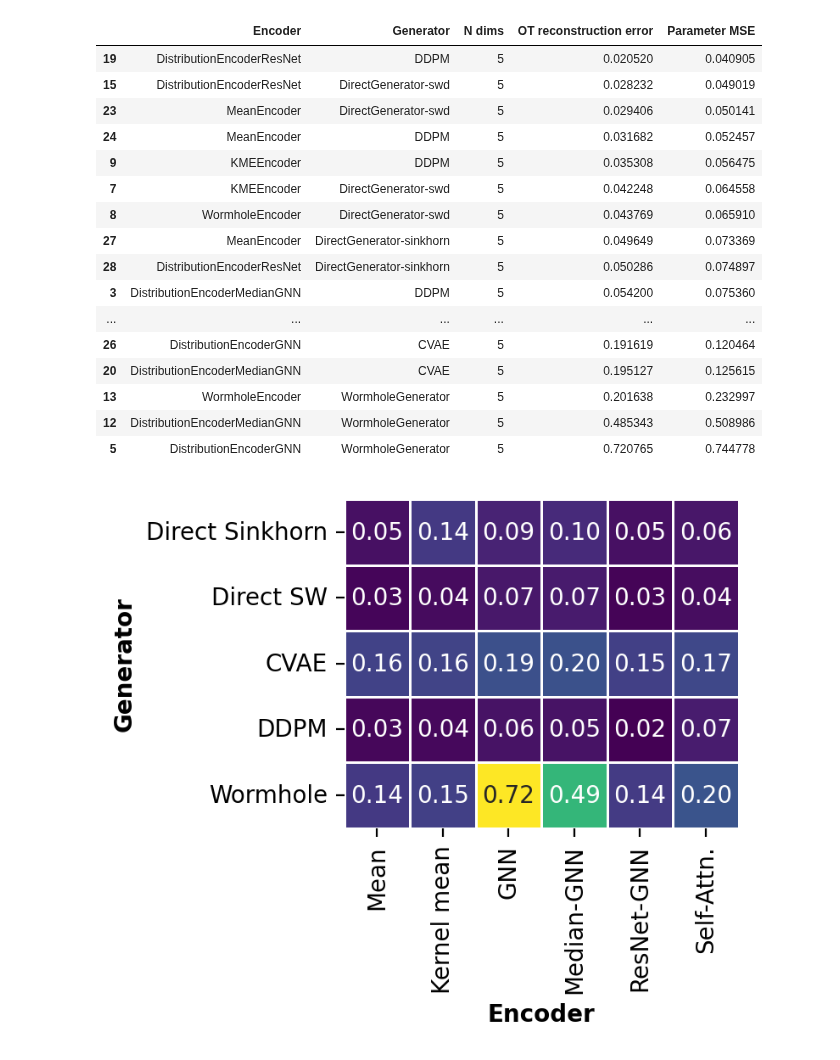
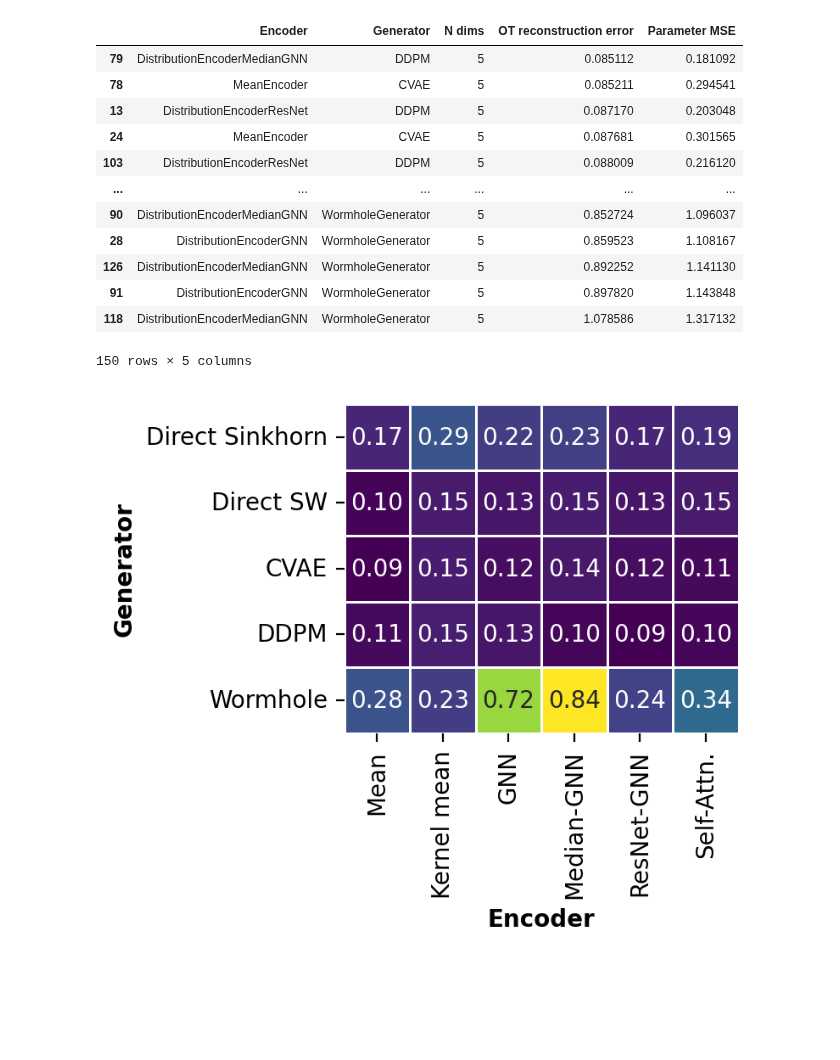
Before and after one commit to njwfish/DistributionEmbeddings, a Jupyter notebook: notebooks/mvn_benchmark.ipynb, the cells around one changed output. Cells and saved outputs as stored; diff of their text form; code cells hidden in the pictures; blank space fills up the shorter version.

Commit message:
wishart scale

```diff
--- a/notebooks/mvn_benchmark.ipynb
+++ b/notebooks/mvn_benchmark.ipynb
@@ -54,6 +57,8 @@ def batch_cov(x):
     return cov  # (b, d, d)
 # %%
 n_sets = 200
+
+bs = 8
 
 d = {
     "Encoder" : [],
@@ -72,6 +77,11 @@ for c in tqdm(cfg):
         if 'mmd' in generator_name:
             continue
 
+    # if encoder_name not in ['MeanEncoder', 'DistributionEncoderGNN']:
+    #     continue
+    # if generator_name != 'DDPM':
+    #     continue
+
     data_shape = c['config']['dataset']['data_shape']
     print(encoder_name, generator_name, data_shape)
     try:
@@ -88,8 +98,10 @@ for c in tqdm(cfg):
     # load dataset
     dataset = MultivariateNormalDistributionDataset(set_size=set_size,
                                                     n_sets=n_sets,
-                                                    data_shape=data_shape
+                                                    data_shape=data_shape,
+                                                    prior_cov_scale = c['config']['dataset']['prior_cov_scale'],
                                                            )
+    # dataset = hydra.utils.instantiate(c['config']['dataset'])
 
     mus = dataset.mu # shape: batch, d
     covs = dataset.cov # shape: batch, d, d
@@ -97,22 +109,42 @@ for c in tqdm(cfg):
 
     rec_error = []
     mses = []
-    for idx in range(len(dataset)//8):
+    for idx in range(len(dataset)//bs):
 
         with torch.no_grad():
-            x = torch.tensor(dataset.data[idx*8:(idx+1)*8], dtype=torch.float).cuda()
+            x = torch.tensor(dataset.data[idx*bs:(idx+1)*bs], dtype=torch.float).cuda()
             z = enc(x)
             x_hat = gen.sample(z, num_samples=set_size)
 
         r_mus = x_hat.mean(axis=1).cpu().numpy()
         r_covs = batch_cov(x_hat).cpu().numpy()
 
-        mu_mse = np.mean(np.linalg.norm(mus[idx*8:(idx+1)*8] - r_mus, axis=1))
-        cov_mse = np.mean(np.linalg.norm(covs[idx*8:(idx+1)*8] - r_covs, axis=(1, 2)))
+        m = x.mean(axis=1).cpu().numpy()
+        c = batch_cov(x).cpu().numpy()
+
+        mu_mse = np.mean(np.linalg.norm(m - r_mus, axis=1))
+        cov_mse = np.mean(np.linalg.norm(c - r_covs, axis=(1, 2)))
 
 
-        rec_error.append(wasserstein_zip(mus[idx*8:(idx+1)*8], r_mus, covs[idx*8:(idx+1)*8], r_covs))
+        rec_error.append(wasserstein_zip(m, r_mus, c, r_covs))
         mses.append(mu_mse + cov_mse)
+
+
+        # fig = plt.figure(figsize=(2,2))
+        # sns.scatterplot(x=c.flatten(), y=r_covs.flatten(), color='blue', alpha=0.5)
+        # plt.xlabel('sample cov')
+        # plt.ylabel('generated sample cov')
+        # plt.show()
+
+        # fig = plt.figure(figsize=(2,2))
+        # sns.heatmap(data=c[0], square=True)
+        # plt.show()
+
+        # fig = plt.figure(figsize=(2,2))
+        # sns.heatmap(data=r_covs[0], square=True)
+        # plt.show()
+
+        # break
 
 
 
@@ -144,22 +176,18 @@ sampling timestep 100
 pd.DataFrame(d).sort_values('OT reconstruction error')
 # %% [output]
 |  | Encoder | Generator | N dims | OT reconstruction error | Parameter MSE |
-| 19 | DistributionEncoderResNet | DDPM | 5 | 0.020520 | 0.040905 |
-| 15 | DistributionEncoderResNet | DirectGenerator-swd | 5 | 0.028232 | 0.049019 |
-| 23 | MeanEncoder | DirectGenerator-swd | 5 | 0.029406 | 0.050141 |
-| 24 | MeanEncoder | DDPM | 5 | 0.031682 | 0.052457 |
-| 9 | KMEEncoder | DDPM | 5 | 0.035308 | 0.056475 |
-| 7 | KMEEncoder | DirectGenerator-swd | 5 | 0.042248 | 0.064558 |
-| 8 | WormholeEncoder | DirectGenerator-swd | 5 | 0.043769 | 0.065910 |
-| 27 | MeanEncoder | DirectGenerator-sinkhorn | 5 | 0.049649 | 0.073369 |
-| 28 | DistributionEncoderResNet | DirectGenerator-sinkhorn | 5 | 0.050286 | 0.074897 |
-| 3 | DistributionEncoderMedianGNN | DDPM | 5 | 0.054200 | 0.075360 |
+| 79 | DistributionEncoderMedianGNN | DDPM | 5 | 0.085112 | 0.181092 |
+| 78 | MeanEncoder | CVAE | 5 | 0.085211 | 0.294541 |
+| 13 | DistributionEncoderResNet | DDPM | 5 | 0.087170 | 0.203048 |
+| 24 | MeanEncoder | CVAE | 5 | 0.087681 | 0.301565 |
+| 103 | DistributionEncoderResNet | DDPM | 5 | 0.088009 | 0.216120 |
 | ... | ... | ... | ... | ... | ... |
-| 26 | DistributionEncoderGNN | CVAE | 5 | 0.191619 | 0.120464 |
-| 20 | DistributionEncoderMedianGNN | CVAE | 5 | 0.195127 | 0.125615 |
-| 13 | WormholeEncoder | WormholeGenerator | 5 | 0.201638 | 0.232997 |
-| 12 | DistributionEncoderMedianGNN | WormholeGenerator | 5 | 0.485343 | 0.508986 |
-| 5 | DistributionEncoderGNN | WormholeGenerator | 5 | 0.720765 | 0.744778 |
+| 90 | DistributionEncoderMedianGNN | WormholeGenerator | 5 | 0.852724 | 1.096037 |
+| 28 | DistributionEncoderGNN | WormholeGenerator | 5 | 0.859523 | 1.108167 |
+| 126 | DistributionEncoderMedianGNN | WormholeGenerator | 5 | 0.892252 | 1.141130 |
+| 91 | DistributionEncoderGNN | WormholeGenerator | 5 | 0.897820 | 1.143848 |
+| 118 | DistributionEncoderMedianGNN | WormholeGenerator | 5 | 1.078586 | 1.317132 |
+150 rows × 5 columns
 # %%
 df = pd.DataFrame(d)
 
@@ -167,6 +195,7 @@ df.replace("DistributionEncoderGNN", "GNN", inplace=True)
 df.replace("DistributionEncoderMedianGNN", "Median-GNN", inplace=True)
 df.replace("DistributionEncoderResNet", "ResNet-GNN", inplace=True)
 df.replace("MeanEncoder", "Mean", inplace=True)
+df.replace('DistributionEncoderTx', 'Self-Attn.', inplace=True)
 df.replace('WormholeEncoder', 'Self-Attn.', inplace=True)
 df.replace('DirectGenerator-sinkhorn', 'Direct Sinkhorn', inplace=True)
 df.replace('DirectGenerator-swd', 'Direct SW', inplace=True)
@@ -179,7 +208,7 @@ row_order = ['Direct Sinkhorn', 'Direct SW', 'CVAE', 'DDPM', 'Wormhole']
 column_order = ['Mean', 'Kernel mean', 'GNN', 'Median-GNN', 'ResNet-GNN', 'Self-Attn.']
 
 table = df.pivot_table(columns='Encoder', index='Generator',
-                           values='OT reconstruction error').reindex(index=row_order, columns=column_order)
+                           values='OT reconstruction error', aggfunc='mean').reindex(index=row_order, columns=column_order)
 
 heatmap = sns.heatmap(table,
             annot=True, fmt=".2f", cmap="viridis",
@@ -190,31 +219,31 @@ heatmap = sns.heatmap(table,
 row_idx = 3  # Zero-based index for the 5th row
 col_idx = 4  # Zero-based index for the 6th column
 
 # Get the position of the cell
 x = col_idx
 y = row_idx
 
 # Add a rectangle to highlight the cell
 # ax = heatmap.axes
 # rect = patches.Rectangle((x, y), 1, 1, linewidth=3, edgecolor='aqua', linestyle='solid', facecolor='none')
 # ax.add_patch(rect)
 
 # rect = patches.Rectangle((x, 0.05), 1, 4.9, linewidth=1, edgecolor='green', linestyle='dashed', facecolor='none')
 # ax.add_patch(rect)
 
 # rect = patches.Rectangle((0.05, y), 5.9, 1, linewidth=1, edgecolor='green', linestyle='dashed', facecolor='none')
 # ax.add_patch(rect)
 
 # plt.xticks(rotation=60)
 plt.xlabel('Encoder', fontweight='bold')
 plt.ylabel('Generator', fontweight='bold')
 # plt.xlabel('')
 # plt.ylabel('')
 # plt.text(-2, 0, 'Encoder', fontweight='bold', fontsize=12)
 # plt.text(-0.25, 7.5, 'Generator', fontweight='bold', fontsize=12, rotation=90)
 
 
 # plt.tight_layout()
 plt.show()
 # %% [output]
-[figure, old version]
+[figure, new version]
```
Also changed, not shown: parts of 4 cells of this notebook, 7 other files.
